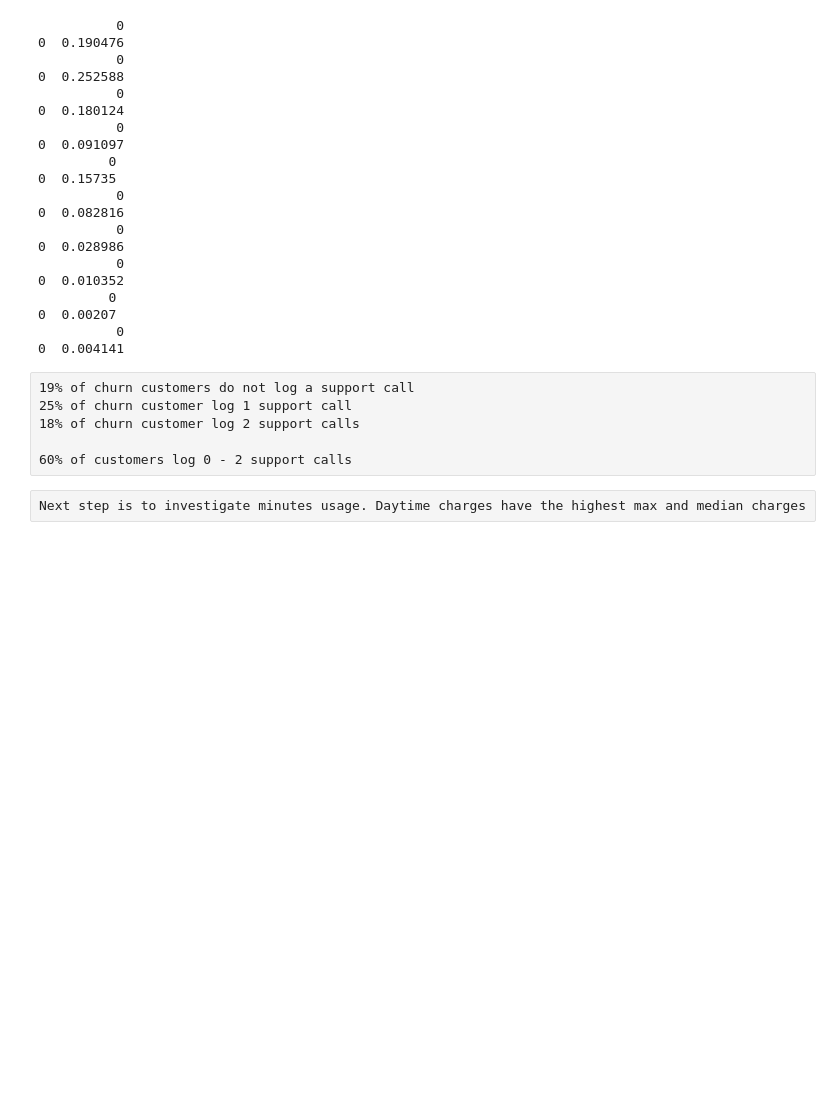
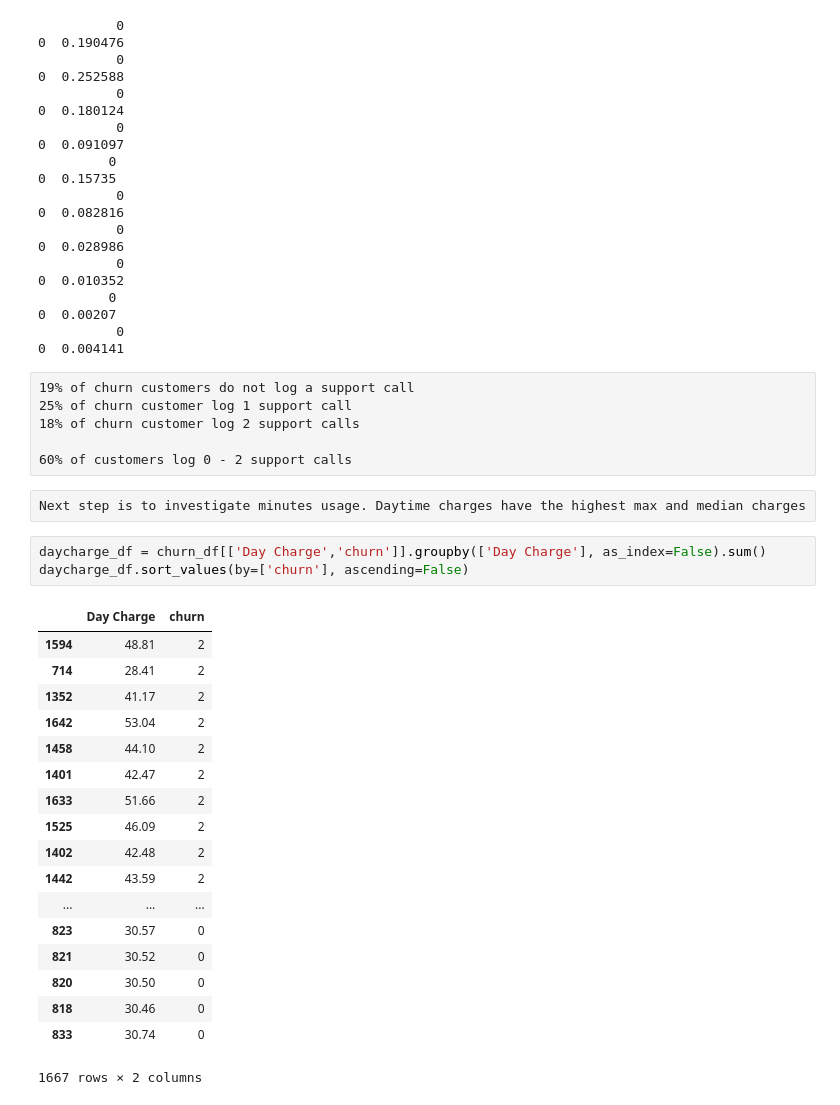
Before and after one commit to ktym1/3250_project, a Jupyter notebook: 20180723 - Group_project.ipynb, the cells around one changed output. Cells and saved outputs as stored; diff of their text form; blank space fills up the shorter version.

Commit message:
reviewed churn by daytime charges

```diff
--- a/20180723 - Group_project.ipynb
+++ b/20180723 - Group_project.ipynb
@@ -191,3 +191,25 @@ for i in custserv_df['churn']:
 60% of customers log 0 - 2 support calls
 # %% [raw]
 Next step is to investigate minutes usage. Daytime charges have the highest max and median charges
+# %%
+daycharge_df = churn_df[['Day Charge','churn']].groupby(['Day Charge'], as_index=False).sum()
+daycharge_df.sort_values(by=['churn'], ascending=False)
+# %% [output]
+|  | Day Charge | churn |
+| 1594 | 48.81 | 2 |
+| 714 | 28.41 | 2 |
+| 1352 | 41.17 | 2 |
+| 1642 | 53.04 | 2 |
+| 1458 | 44.10 | 2 |
+| 1401 | 42.47 | 2 |
+| 1633 | 51.66 | 2 |
+| 1525 | 46.09 | 2 |
+| 1402 | 42.48 | 2 |
+| 1442 | 43.59 | 2 |
+| ... | ... | ... |
+| 823 | 30.57 | 0 |
+| 821 | 30.52 | 0 |
+| 820 | 30.50 | 0 |
+| 818 | 30.46 | 0 |
+| 833 | 30.74 | 0 |
+1667 rows × 2 columns
```
